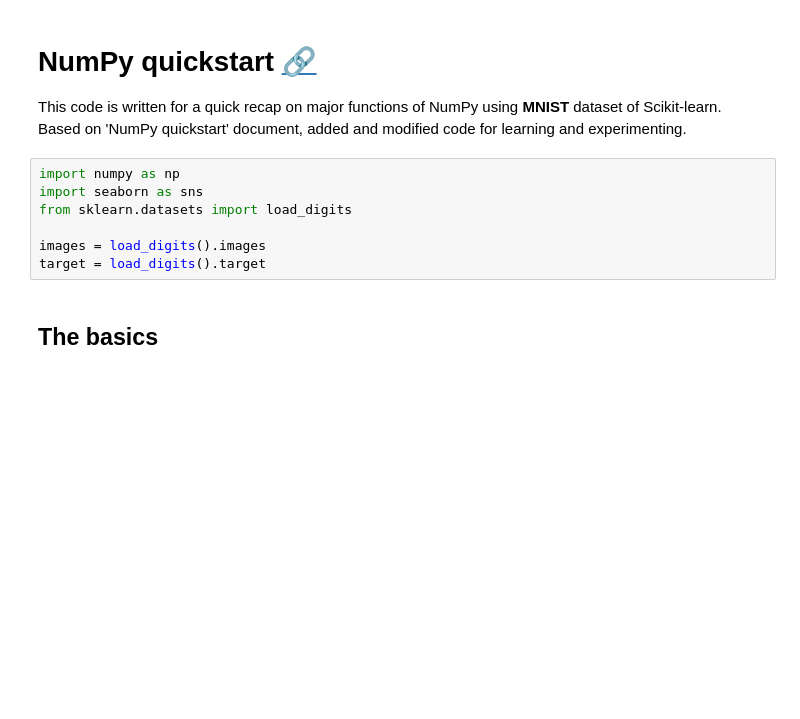
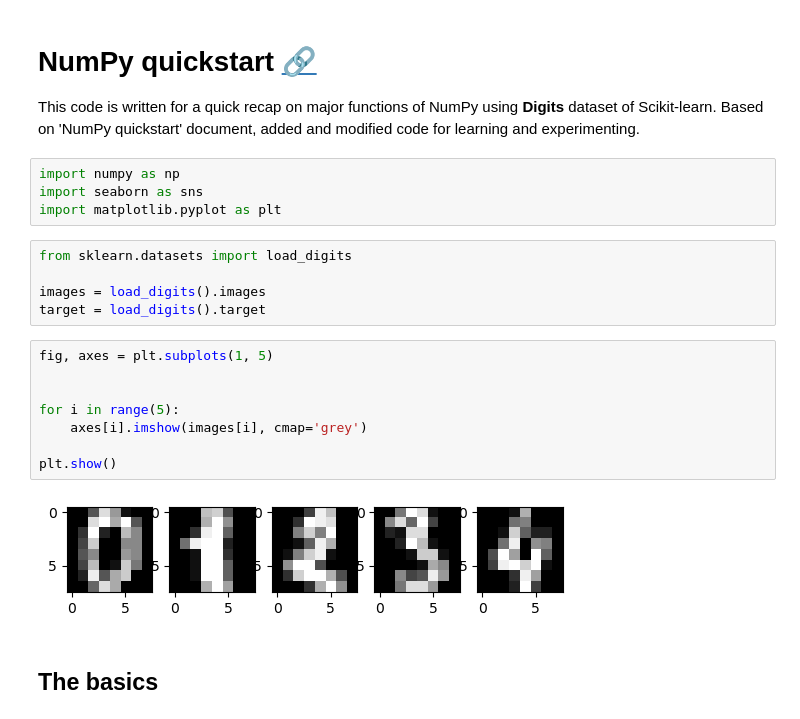
Before and after one commit to greenrey/python-practice, a Jupyter notebook: 02_numpy_basics.ipynb, the cells around one changed output. Saved outputs shown, nothing was run; the diff lists cells and outputs as text; blank space fills up the shorter version.

```diff
--- a/02_numpy_basics.ipynb
+++ b/02_numpy_basics.ipynb
@@ -1,14 +1,26 @@
 # %% [markdown]
 # NumPy quickstart [🔗](https://numpy.org/doc/stable/user/quickstart.html)
 
-This code is written for a quick recap on major functions of NumPy using **MNIST** dataset of Scikit-learn. Based on 'NumPy quickstart' document, added and modified code for learning and experimenting.
+This code is written for a quick recap on major functions of NumPy using **Digits** dataset of Scikit-learn. Based on 'NumPy quickstart' document, added and modified code for learning and experimenting.
-# %%
-import numpy as np
-import seaborn as sns
-from sklearn.datasets import load_digits
-
-images = load_digits().images
-target = load_digits().target
+# %%
+import numpy as np
+import seaborn as sns
+import matplotlib.pyplot as plt
+# %%
+from sklearn.datasets import load_digits
+
+images = load_digits().images
+target = load_digits().target
+# %%
+fig, axes = plt.subplots(1, 5)
+
+
+for i in range(5):
+    axes[i].imshow(images[i], cmap='grey')
+
+plt.show()
+# %% [output]
+[figure, added]
 # %% [markdown]
 ## The basics
 # %%
```
Also changed, not shown: parts of 18 cells of this notebook.
